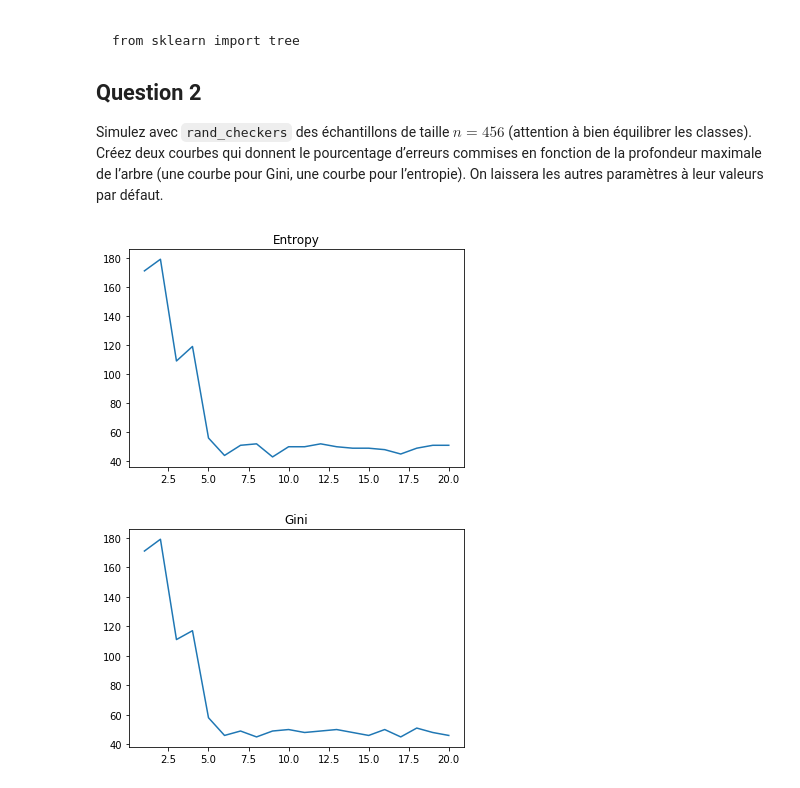
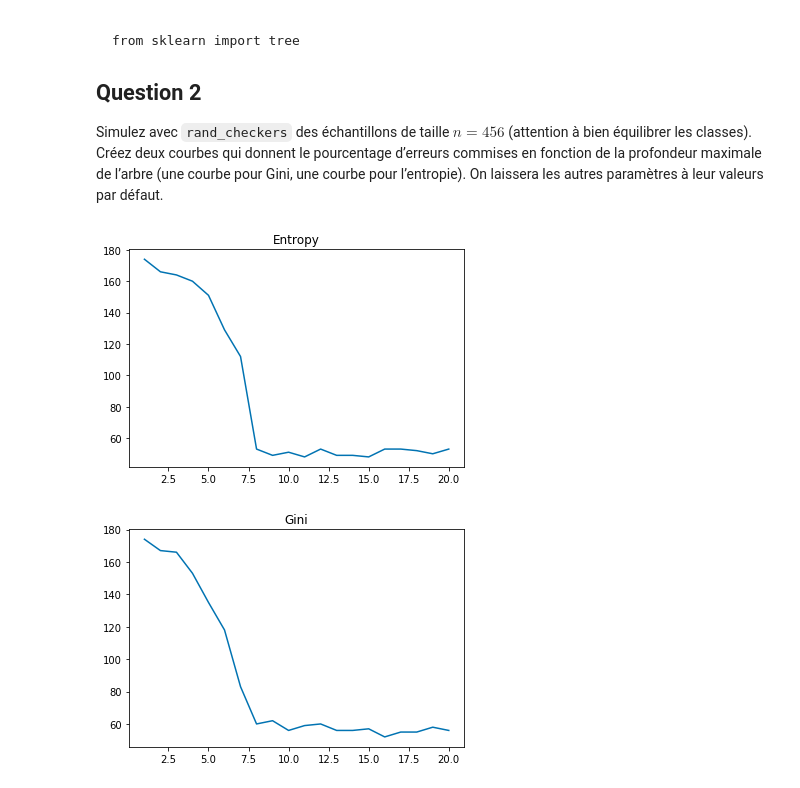
Before and after one commit to tbinetruy/Telecom-MDI-343, a Jupyter notebook: TP3/TP3.ipynb, the cells around one changed output. Saved outputs shown, nothing was run; the diff lists cells and outputs as text; code cells hidden in the pictures.

```diff
--- a/TP3/TP3.ipynb
+++ b/TP3/TP3.ipynb
@@ -95,39 +95,40 @@ def split_data(X, y):
         X[::2],
         y[::2],
         X[1::2],
         y[1::2],
     ]
 
 def calc_error(y_pred, y):
     return np.count_nonzero(y_pred-y)
 
 def get_tree_model(X_train, y_train, X_test, y_test, h: int, criterion: str, errors: List[float]):
-    model = tree.DecisionTreeClassifier(max_depth=h).fit(X_train, y_train)
+    model = tree.DecisionTreeClassifier(max_depth=h, criterion=criterion).fit(X_train, y_train)
     y_pred = model.predict(X_test)
     err = calc_error(y_pred, y_test)
     errors.append(err)
 
-def q2():
-    n = int(456 / 4)
-    data = tp.rand_checkers(n, n, n, n)
-    X = data[:,0:2]
-    y = data[:,2]
+def q2(X, y):
     X_train, y_train, X_test, y_test = split_data(X, y)
     errors_entropy = []
     errors_gini = []
     max_d_range = range(1, 21)
     for d in max_d_range:
         get_tree_model(X_train, y_train, X_test, y_test, d, "entropy", errors_entropy)
         get_tree_model(X_train, y_train, X_test, y_test, d, "gini", errors_gini)
 
     plt.figure()
     plt.title("Entropy")
     plt.plot(max_d_range, errors_entropy)
     plt.figure()
     plt.title("Gini")
     plt.plot(max_d_range, errors_gini)
+    return [errors_entropy, errors_gini]
 
-q2()
+n = int(456 / 4)
+data = tp.rand_checkers(n, n, n, n)
+X = data[:,0:2]
+y = data[:,2]
+q2_errors_entropy, q2_errors_gini = q2(X, y)
 # %% [output]
-[figure, old version]
+[figure, new version]
-[figure, old version]
+[figure, new version]
```
Also changed, not shown: parts of 2 cells of this notebook, 1 other file.
